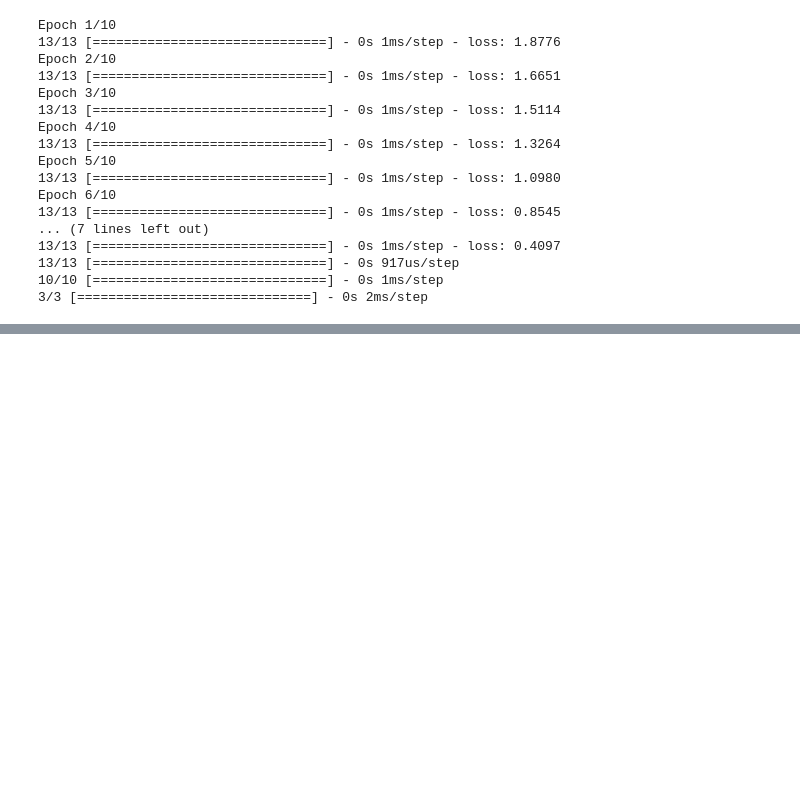
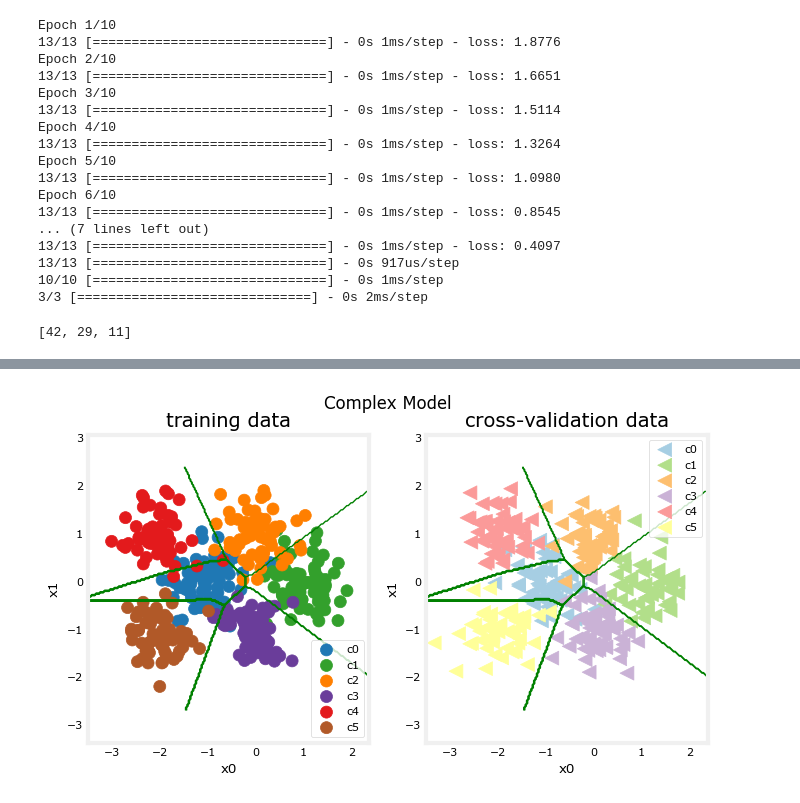
Before and after one commit to rachancheet/ml, a Jupyter notebook: neural_network/practise.ipynb, the cells around one changed output, grey strips where cells are left out. Drawn from its saved outputs; the diff is of its cells as text; code cells hidden in the pictures; blank space fills up the shorter version.

```diff
--- a/neural_network/practise.ipynb
+++ b/neural_network/practise.ipynb
@@ -344,3 +344,11 @@ Epoch 6/10
 13/13 [==============================] - 0s 917us/step
 10/10 [==============================] - 0s 1ms/step
 3/3 [==============================] - 0s 2ms/step
+# %%
+j
+# %% [output]
+[42, 29, 11]
+# %%
+model_predict = lambda Xl: np.argmax(tf.nn.softmax(model.predict(Xl)).numpy(),axis=1)
+plt_nn(model_predict,X_train,y_train, classes, X_cv, y_cv, suptitle="Complex Model")
+# %% [output]
@@ -346,0 +357 @@ Epoch 6/10
+[figure, added]
```
Also changed, not shown: parts of 1 cell of this notebook.
